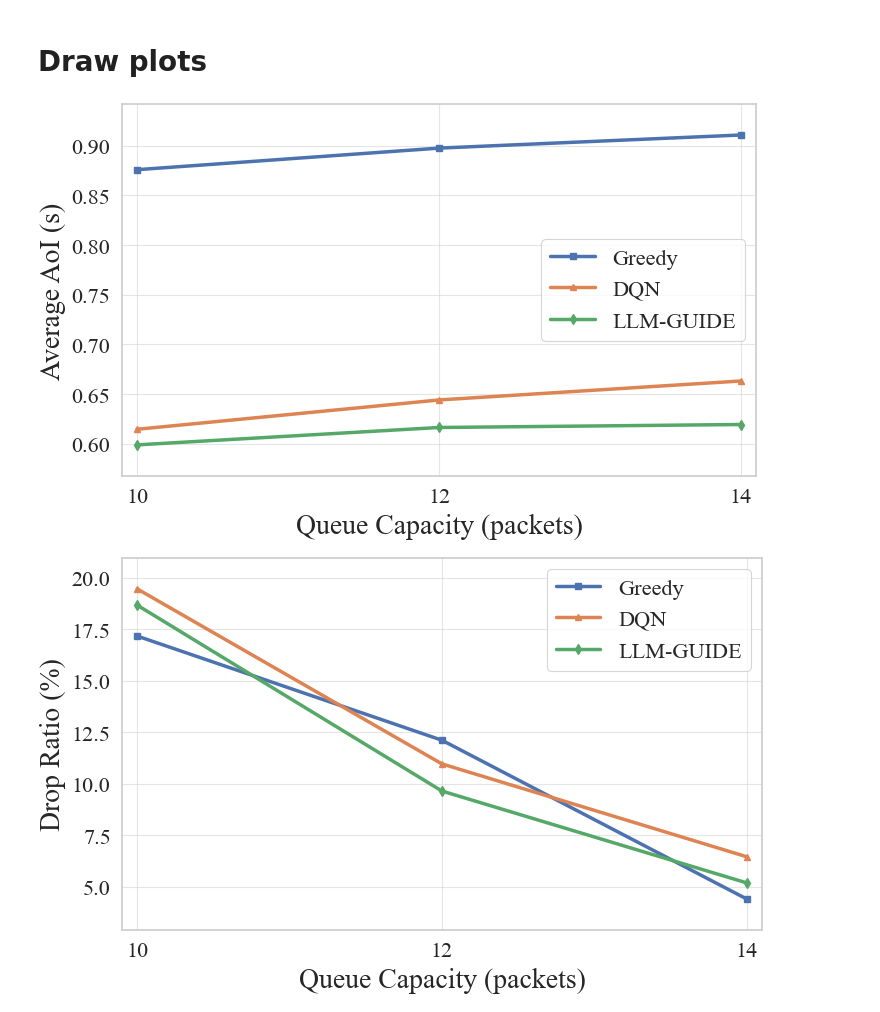
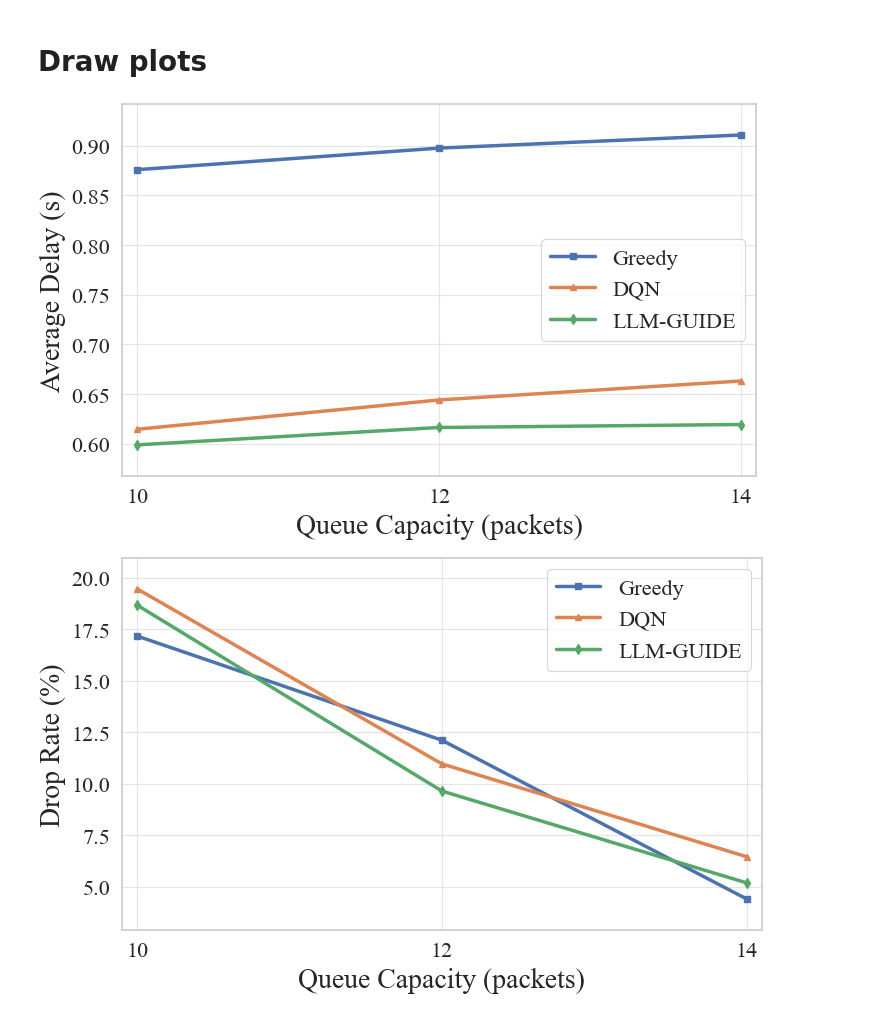
Before and after one commit to lanlehoang/LLM-AoI-Optimization, a Jupyter notebook: misc.ipynb, the cells around one changed output. Saved outputs shown, nothing was run; the diff lists cells and outputs as text; code cells hidden in the pictures.

Commit message:
change aoi to delay, ratio to rate

```diff
--- a/misc.ipynb
+++ b/misc.ipynb
@@ -391,27 +391,27 @@ colors = sns.color_palette("deep", 3)
 # %%
 fig, ax = plt.subplots()
 
 for i, method in enumerate(methods):
     ax.plot(
         data['queue_analysis']['x_values'],
         data['queue_analysis']['aoi_mean'][method],
         label=method_labels[i],
         marker=markers[i],
         color=colors[i],
     )
 
 ax.set_xlabel('Queue Capacity (packets)')
-ax.set_ylabel('Average AoI (s)')
+ax.set_ylabel('Average Delay (s)')
 ax.set_xticks(data['queue_analysis']['x_values'])
 ax.margins(x=0.025, y=0.1)
 ax.legend(loc='best', frameon=True)
 ax.grid(True, alpha=0.5)
 
 plt.tight_layout(pad=0.3)
 plt.savefig('figures/queue_aoi.pdf', dpi=300, bbox_inches='tight')
 plt.show()
 # %% [output]
-[figure, old version]
+[figure, new version]
 # %%
 fig, ax = plt.subplots()
 
@@ -425,7 +425,7 @@ for i, method in enumerate(methods):
     )
 
 ax.set_xlabel('Queue Capacity (packets)')
-ax.set_ylabel('Drop Ratio (%)')
+ax.set_ylabel('Drop Rate (%)')
 ax.set_xticks(data['queue_analysis']['x_values'])
 ax.margins(x=0.025, y=0.1)
 ax.legend(loc='best', frameon=True)
@@ -435,7 +435,7 @@ plt.tight_layout(pad=0.3)
 plt.savefig('figures/queue_drop_mean.pdf', dpi=300, bbox_inches='tight')
 plt.show()
 # %% [output]
-[figure, old version]
+[figure, new version]
 # %%
 fig, ax = plt.subplots()
 
```
Also changed, not shown: parts of 2 cells of this notebook, 7 other files.
